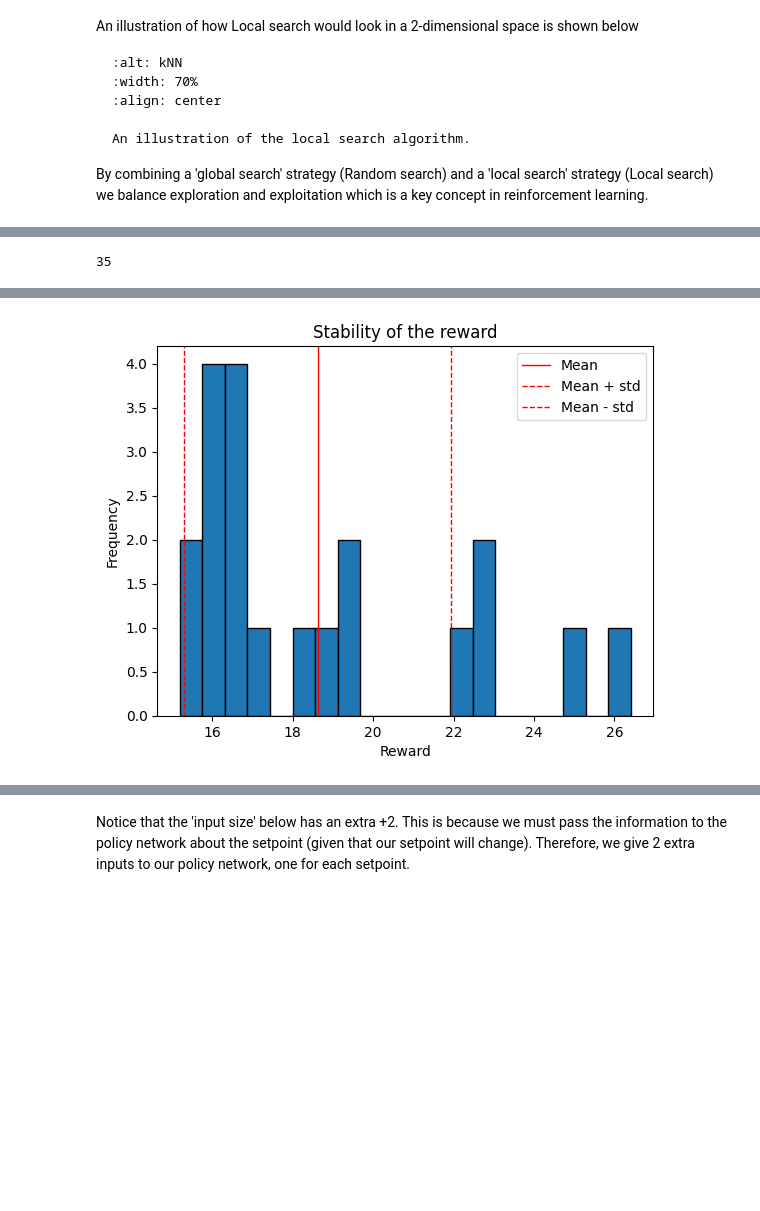
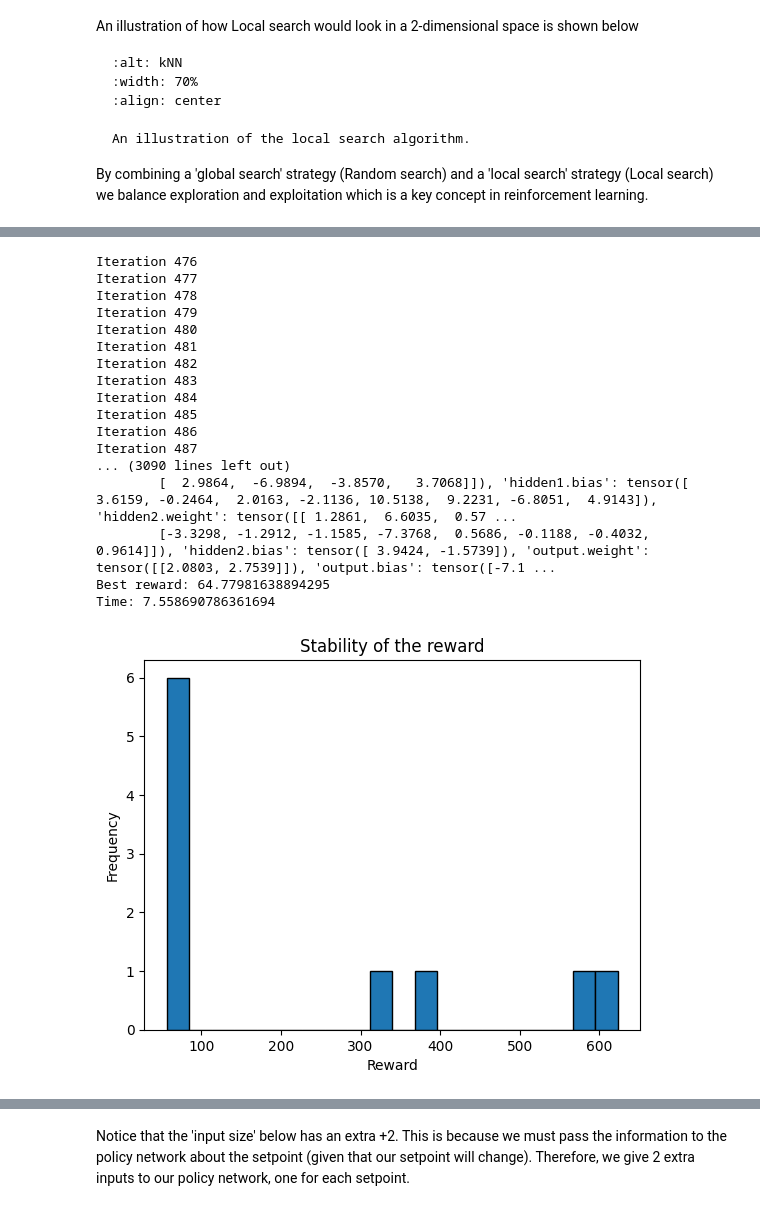
Before and after one commit to ivypch/RL_Control, a Jupyter notebook: 07_RL_Control 2 (19_10_23).ipynb, the cells around one changed output, grey strips where cells are left out. Cells and saved outputs as stored; diff of their text form; code cells hidden in the pictures; blank space fills up the shorter version.

```diff
--- a/07_RL_Control 2 (19_10_23).ipynb
+++ b/07_RL_Control 2 (19_10_23).ipynb
@@ -150,8 +150,8 @@ Tc_lb              = data_res['Tc_lb']
 n_1                = int(n/3)
 n_2                = int(n/3)
 n_3                = n - n_1 - n_2
-Ca_des             = [0.8 for i in range(n_1)] + [0.9 for i in range(n_2)] + [0.7 for i in range(n_3)]
-T_des              = [330 for i in range(n_1)] + [320 for i in range(n_2)] + [310 for i in range(n_3)]
+Ca_des             = [0.85 for i in range(n_1)] + [0.9 for i in range(n_2)] + [0.82 for i in range(n_3)]
+T_des              = [325 for i in range(n_1)] + [320 for i in range(n_2)] + [330 for i in range(n_3)]
 data_res['Ca_des'] = Ca_des
 data_res['T_des']  = T_des
 
@@ -409,18 +417,21 @@ class Net(torch.nn.Module):
         self.input_size = self.args['input_size']
         self.output_sz  = self.args['output_size']
         self.hs1        = self.input_size*2
-        self.hs2        = self.output_sz*2
+        self.hs2        = self.hs1
+        self.hs3        = self.output_sz*2
 
         # Define layers
         self.hidden1 = torch.nn.Linear(self.input_size, self.hs1 )
         self.hidden2 = torch.nn.Linear(self.hs1, self.hs2)
-        self.output  = torch.nn.Linear(self.hs2, self.output_sz)
+        self.hidden3 = torch.nn.Linear(self.hs2, self.hs3)
+        self.output  = torch.nn.Linear(self.hs3, self.output_sz)
 
     def forward(self, x):
         #x = torch.tensor(x.view(1,1,-1)).float() # re-shape tensor
         x = x.view(1, 1, -1).float()
         y = Ffunctional.leaky_relu(self.hidden1(x), 0.1)
         y = Ffunctional.leaky_relu(self.hidden2(y), 0.1)
+        y = Ffunctional.leaky_relu(self.hidden3(y), 0.1)
         y = Ffunctional.relu6(self.output(y))   # range (0,6)
 
         return y
@@ -1323,13 +1339,15 @@ e_tot = 500
 e_shr = e_tot/30
 
 # Policy optimization
-# best_policy, best_reward, gbest_history, time_axis = Generalized_policy_search(shrink_ratio=0.9, radius=0.1, evals_shrink=e_shr, evals=e_tot, ratio_ls_rs=0.1)
+# best_policy, best_reward, gbest_history, time_axis = \
+# Generalized_policy_search(shrink_ratio=0.9, radius=0.1, evals_shrink=e_shr,
+#                           evals=e_tot, ratio_ls_rs=0.1)
 # best_policy, best_reward, gbest_history, time_axis = GeneticSearch(lower_bound=-5, upper_bound=5, mutation_rate=0.35, iterations=e_tot, sample_size=55)
-best_policy, best_reward, gbest_history, time_axis = ParticleSwarm(lower_bound=-5, upper_bound=5, no_particles=50, inertia=0.6, cognitive=0.04, social=0.36, tmax=e_tot)
+best_policy, best_reward, gbest_history, time_axis = ParticleSwarm(lower_bound=-5, upper_bound=5, no_particles=25, inertia=0.6, cognitive=0.2, social=0.2, tmax=50)
 # best_policy, best_reward, gbest_history, time_axis = ArtificialBeeColony(lower_bound=-5, upper_bound=5, no_employed=50, no_onlooker=25, distance_value=1, iterations=e_tot, scout_limit=2)
-# best_policy, best_reward, gbest_history, time_axis = SimulatedAnnealing(lower_bound=-5, upper_bound=5, initial_accept_prob=0.4, max_iterations=e_tot, step_size=0.4, temp_regime='log')
+# best_policy, best_reward, gbest_history, time_axis = SimulatedAnnealing(lower_bound=-5, upper_bound=5, initial_accept_prob=0.4, max_iterations=e_tot, step_size=0.4, temp_regime='exp')
 # best_policy, best_reward, gbest_history, time_axis = Firefly(lower_bound=-5, upper_bound=5, no_fireflies=10, iterations=e_tot, attractiveness=0.8, absorption=0, randomness=0.2)
-# best_policy, best_reward, gbest_history, time_axis = DifferentialEvolution(lower_bound=-5, upper_bound=5, iterations=50, pop_size=100, cr=0.9, f=0.8)
+# best_policy, best_reward, gbest_history, time_axis = DifferentialEvolution(lower_bound=-5, upper_bound=5, iterations=50, pop_size=10, cr=0.9, f=0.8)
 # %% [output]
 Iteration 0
 Iteration 1
@@ -1357,13 +1375,10 @@ performance_plots(e_tot, time_axis, gbest_history)
-# %%
-print(n_3)
-# %% [output]
-35
 # %%
 # Stability analysis
 
 def reward_stability(algorithm, no_runs, v1, v2, no_bin):
     rewards = []
     times = []
+    gbests = np.zeros(len(gbest_history), no_runs)
 
     for i in range(no_runs):
         if algorithm == ArtificialBeeColony:
@@ -1373,39 +1388,26 @@ def reward_stability(algorithm, no_runs, v1, v2, no_bin):
         elif algorithm == GeneticSearch:
             best_policy, best_reward, gbest_history, time_axis = algorithm(lower_bound=-5, upper_bound=5, mutation_rate=v1, iterations=50, sample_size=v2)
         elif algorithm == Firefly:
-            best_policy, best_reward, gbest_history, time_axis = algorithm(lower_bound=-5, upper_bound=5, no_fireflies=round(v1), iterations=50, attractiveness=0.8, absorption=0, randomness=v2)
+            best_policy, best_reward, gbest_history, time_axis = algorithm(lower_bound=-5, upper_bound=5, no_fireflies=round(v1), iterations=50, attractiveness=0.8, absorption=0, randomness=0.2)
         elif algorithm == SimulatedAnnealing:
             best_policy, best_reward, gbest_history, time_axis = algorithm(lower_bound=-5, upper_bound=5, initial_accept_prob=v1, max_iterations=500, step_size=v2, temp_regime='log')
-        elif algorithm == Generalized_policy_search:
-            best_policy, best_reward, gbest_history, time_axis = Generalized_policy_search(shrink_ratio=0.9, radius=0.1, evals_shrink=2500/30, evals=2500, ratio_ls_rs=0.1)
         else:
             print("Invalid algorithm")
         gbest_time = time_axis[gbest_history.index(best_reward)]
         rewards.append(best_reward)
         times.append(gbest_time)
+        gbests[:, i] = np.array(gbest_history)
 
     # Plot a histogram of the rewards with the mean and standard deviation
     plt.hist(rewards, bins = no_bin, edgecolor = 'black')
+    performance_plots(50, times, gbests, multiruns=True)
     plt.xlabel('Reward')
     plt.ylabel('Frequency')
     plt.title('Stability of the reward')
-
-    # Calculate mean and standard deviation of the rewards
-    mean = np.mean(rewards)
-    std = np.std(rewards)
-    print("Mean reward:", mean)
-    print("Standard deviation of reward:", std)
-
-    # Plot the mean and standard deviation on the histogram
-    plt.axvline(mean, color='r', linestyle='solid', linewidth=1)
-    plt.axvline(mean+std, color='r', linestyle='dashed', linewidth=1)
-    plt.axvline(mean-std, color='r', linestyle='dashed', linewidth=1)
-    plt.legend(['Mean', 'Mean + std', 'Mean - std'])
-
     plt.show()
 
 
     return rewards, times
 # %%
-stability = reward_stability(algorithm= Generalized_policy_search, no_runs = 20, v1 = 50, v2 = 0.6, no_bin = 20)
+stability = reward_stability(algorithm= SimulatedAnnealing, no_runs = 10, v1 = 50, v2 = 0.6, no_bin = 20)
 # %% [output]
@@ -1429,4 +1431,21 @@ Standard deviation of reward: 3.3146788557635496
+Iteration 476
+Iteration 477
+Iteration 478
+Iteration 479
+Iteration 480
+Iteration 481
+Iteration 482
+Iteration 483
+Iteration 484
+Iteration 485
+Iteration 486
+Iteration 487
+... (3090 lines left out)
+        [  2.9864,  -6.9894,  -3.8570,   3.7068]]), 'hidden1.bias': tensor([ 3.6159, -0.2464,  2.0163, -2.1136, 10.5138,  9.2231, -6.8051,  4.9143]), 'hidden2.weight': tensor([[ 1.2861,  6.6035,  0.57 ...
+        [-3.3298, -1.2912, -1.1585, -7.3768,  0.5686, -0.1188, -0.4032,  0.9614]]), 'hidden2.bias': tensor([ 3.9424, -1.5739]), 'output.weight': tensor([[2.0803, 2.7539]]), 'output.bias': tensor([-7.1 ...
+Best reward: 64.77981638894295
+Time: 7.558690786361694
-[figure, old version]
+[figure, new version]
 # %%
 # hyperparameter tuning - with skopt
 # Work in progress!
```
Also changed, not shown: parts of 8 cells of this notebook.
